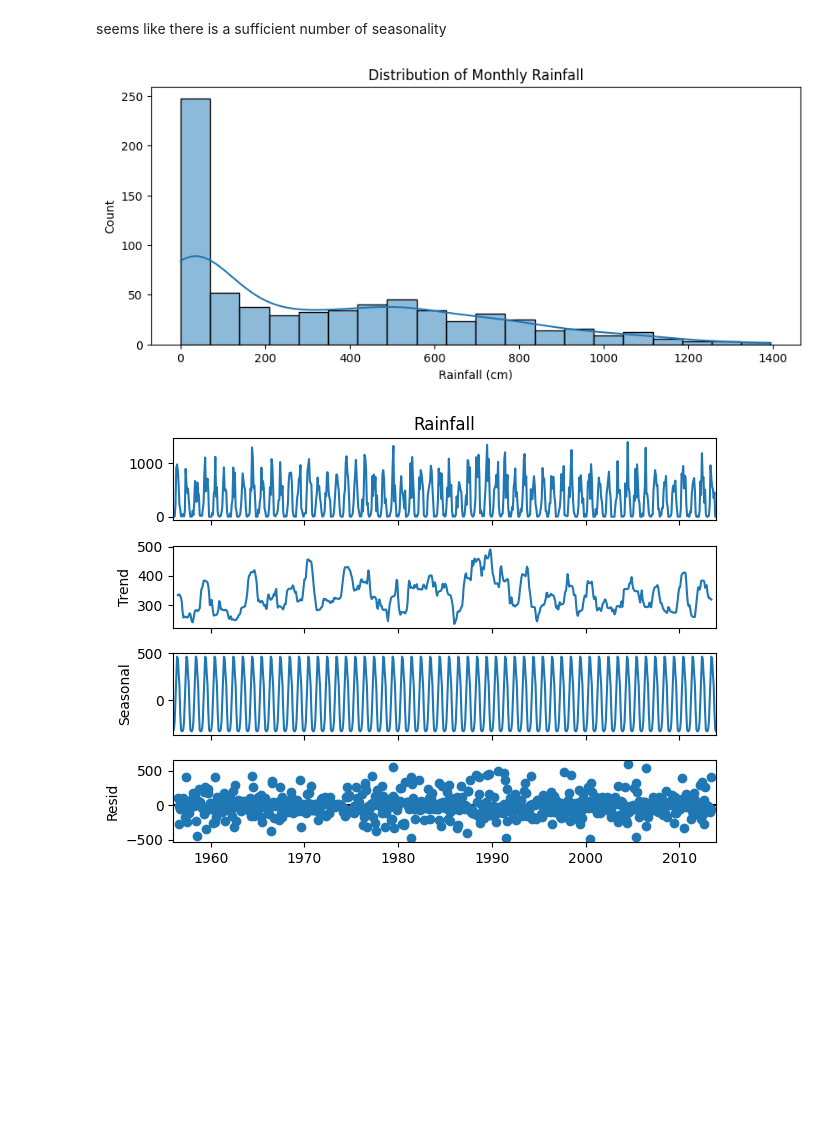
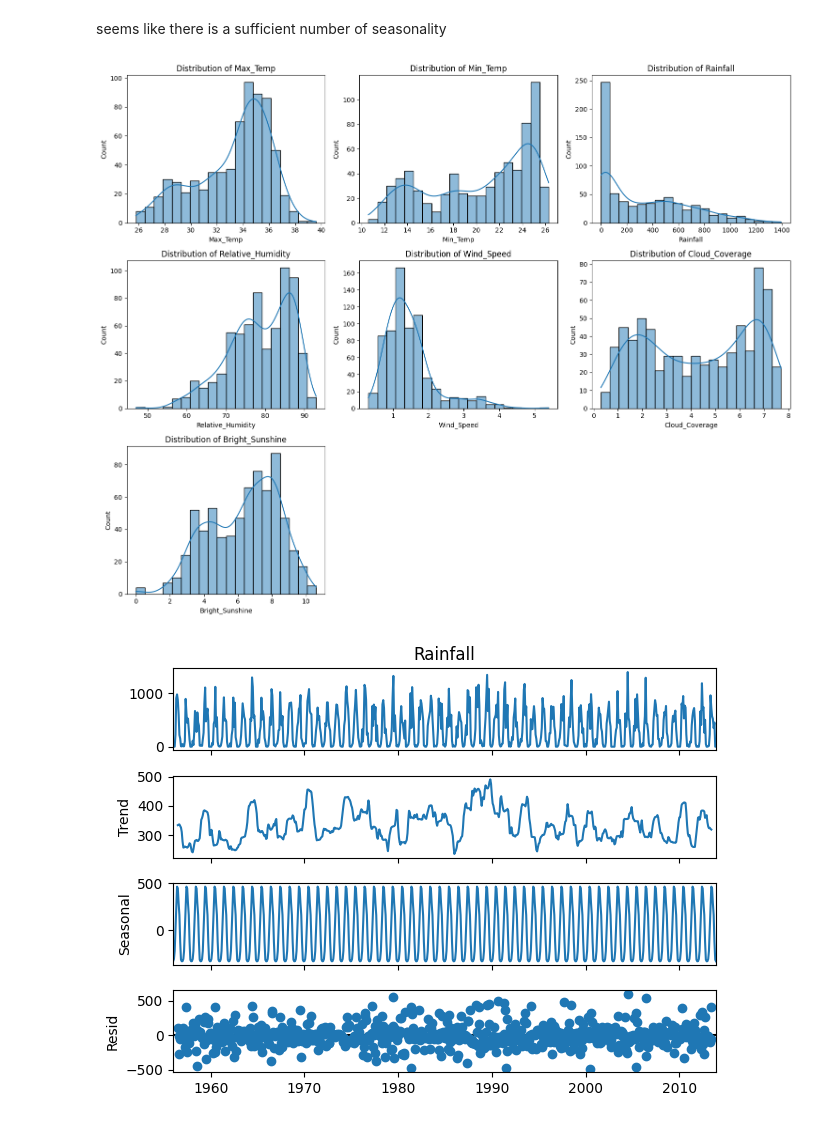
Before and after one commit to tasmianiha/ML-projects, a Jupyter notebook: SylhetFloodPrediction.ipynb, the cells around one changed output. Cells and saved outputs as stored; diff of their text form; code cells hidden in the pictures; blank space fills up the shorter version.

```diff
--- a/SylhetFloodPrediction.ipynb
+++ b/SylhetFloodPrediction.ipynb
@@ -108,15 +108,27 @@ df.head()
 | 1956-05-01 | 35.0 | 23.4 | 907 | 81.333333 | 1.668519 | 6.7 | 6.025000 | 1 |
 # %% [markdown]
 seems like there is a sufficient number of seasonality
-# %%
-# Histogram for Rainfall and other variables
-plt.figure(figsize=(10, 4))
-sns.histplot(df["Rainfall"], kde=True, bins=20)
-plt.title("Distribution of Monthly Rainfall")
-plt.xlabel("Rainfall (cm)")
-plt.show()
-# %% [output]
-[figure, removed]
+# %%
+# Get numerical columns, excluding 'Flood?'
+numerical_cols = df.select_dtypes(include=[np.number]).columns.tolist()
+cols_to_plot = [col for col in numerical_cols if col != 'Flood?']
+
+# Determine the number of rows and columns for subplots
+n_cols = 3  # You can adjust the number of columns as needed
+n_rows = (len(cols_to_plot) + n_cols - 1) // n_cols # Calculate number of rows
+
+plt.figure(figsize=(n_cols * 5, n_rows * 4)) # Adjust figure size based on number of subplots
+
+for i, col in enumerate(cols_to_plot):
+    plt.subplot(n_rows, n_cols, i + 1)
+    sns.histplot(df[col], kde=True, bins=20)
+    plt.title(f"Distribution of {col}")
+    plt.xlabel(col)
+
+plt.tight_layout() # Adjust layout to prevent overlapping titles/labels
+plt.show()
+# %% [output]
+[figure, added]
 # %%
 from statsmodels.tsa.seasonal import seasonal_decompose
 
```
Also changed, not shown: parts of 11 cells of this notebook.
